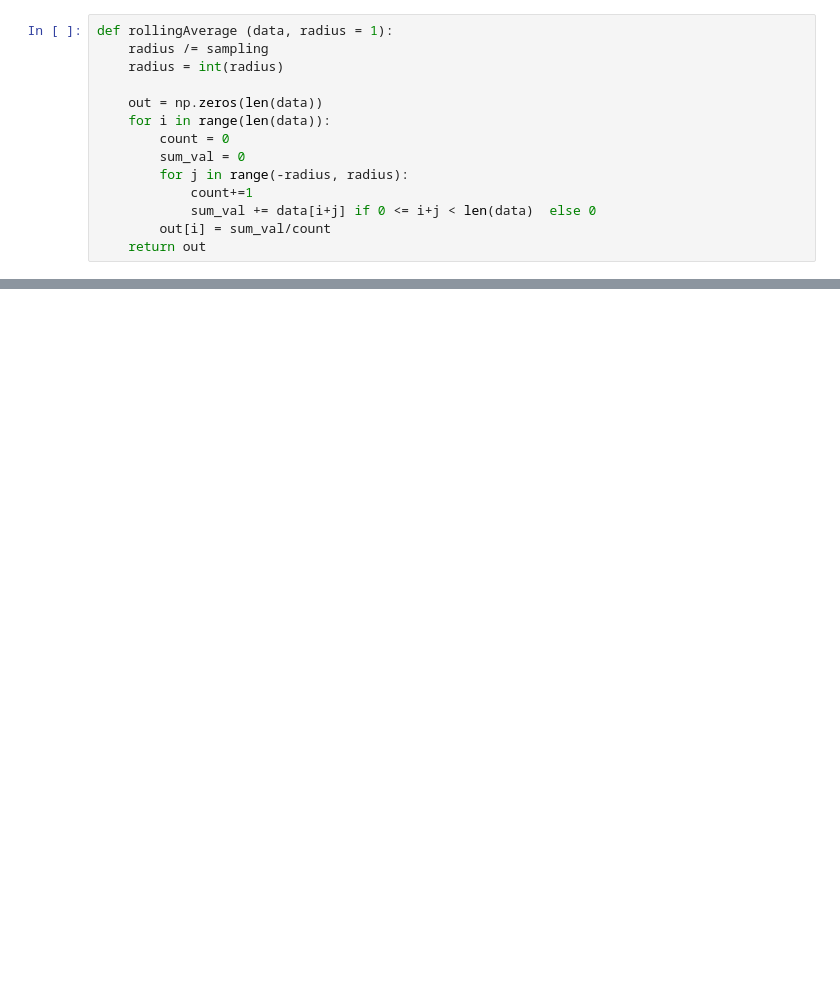
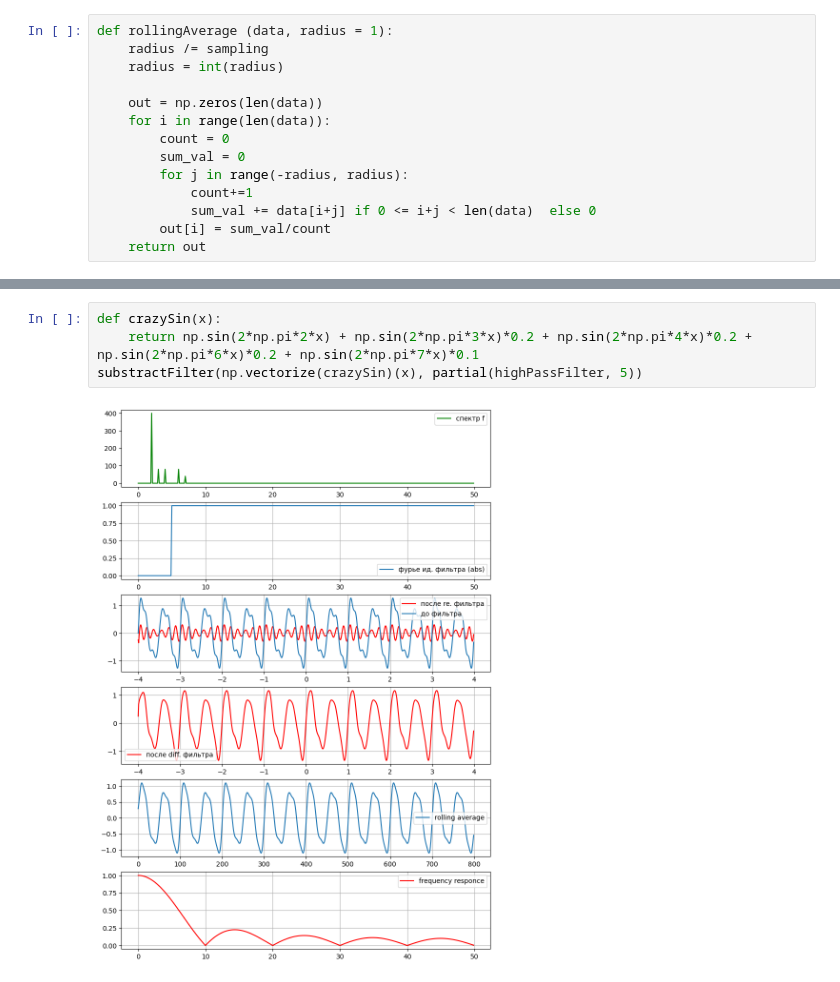
Before and after one commit to Altair200333/dataProcessing_nsu, a Jupyter notebook: task3_perf_filters.ipynb, the cells around one changed output, grey strips where cells are left out. Saved outputs shown, nothing was run; the diff lists cells and outputs as text; blank space fills up the shorter version.

```diff
--- a/task3_perf_filters.ipynb
+++ b/task3_perf_filters.ipynb
@@ -167,0 +236,6 @@ test(signal.square(2 * np.pi * 1 * x), partial(bandPassFilter, 0, 4))#square wav
+# %%
+def crazySin(x):
+    return np.sin(2*np.pi*2*x) + np.sin(2*np.pi*3*x)*0.2 + np.sin(2*np.pi*4*x)*0.2 + np.sin(2*np.pi*6*x)*0.2 + np.sin(2*np.pi*7*x)*0.1
+substractFilter(np.vectorize(crazySin)(x), partial(highPassFilter, 5))
+# %% [output]
+[figure, added]
```
Also changed, not shown: parts of 16 cells of this notebook, 1 other file.
